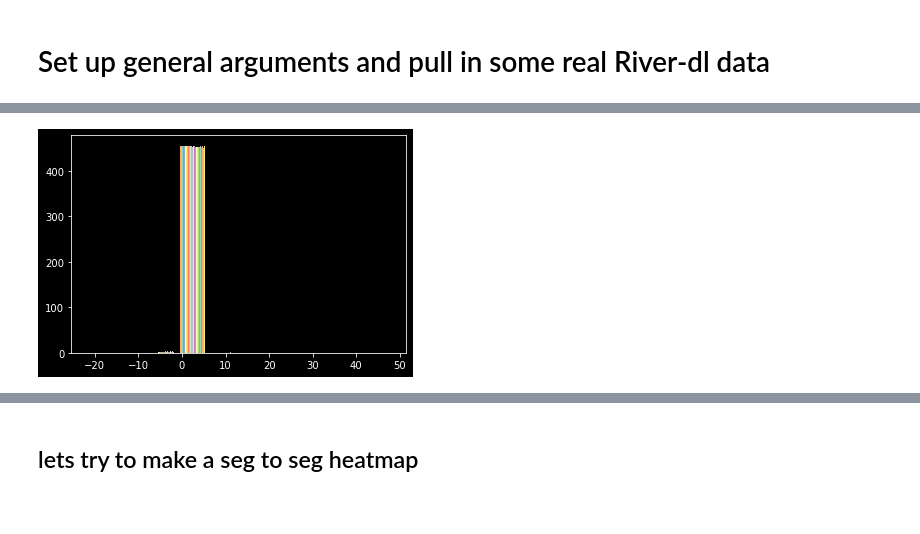
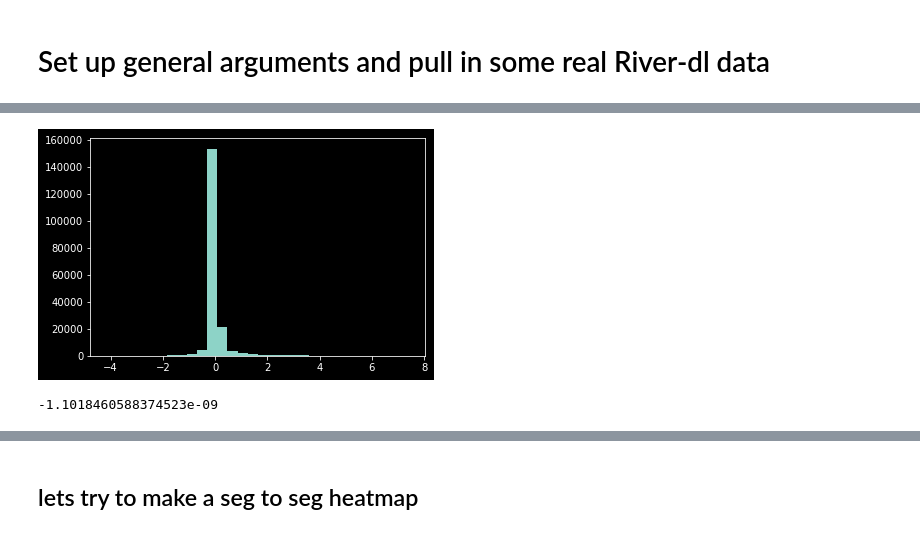
Before and after one commit to DOI-USGS/xai-workflows, a Jupyter notebook: prototyping_notebooks/04_01_02_Modular_CustomIntGrad_SpaceTime_Influences.ipynb, the cells around one changed output, grey strips where cells are left out. Saved outputs shown, nothing was run; the diff lists cells and outputs as text; code cells hidden in the pictures; blank space fills up the shorter version.

```diff
--- a/prototyping_notebooks/04_01_02_Modular_CustomIntGrad_SpaceTime_Influences.ipynb
+++ b/prototyping_notebooks/04_01_02_Modular_CustomIntGrad_SpaceTime_Influences.ipynb
@@ -75,8 +71,10 @@ space_sum.shape, time_sum.shape
-# %%
-plt.hist(IG_vals[:,:,0])
-plt.show()
-# %% [output]
-[figure, removed]
+# %%
+## take a look at distribtuoin of IG vals
+plt.hist(IG_vals.flatten(),bins=30)
+plt.show()
+# %% [output]
+[figure, added]
+-1.1018460588374523e-09
 # %%
 fig, axes = plt.subplots(nrows=2,ncols=3,figsize=(20,10))
 #cmap = sns.palplot(sns.diverging_palette(240, 10, n=9))
```
Also changed, not shown: parts of 10 cells of this notebook.
